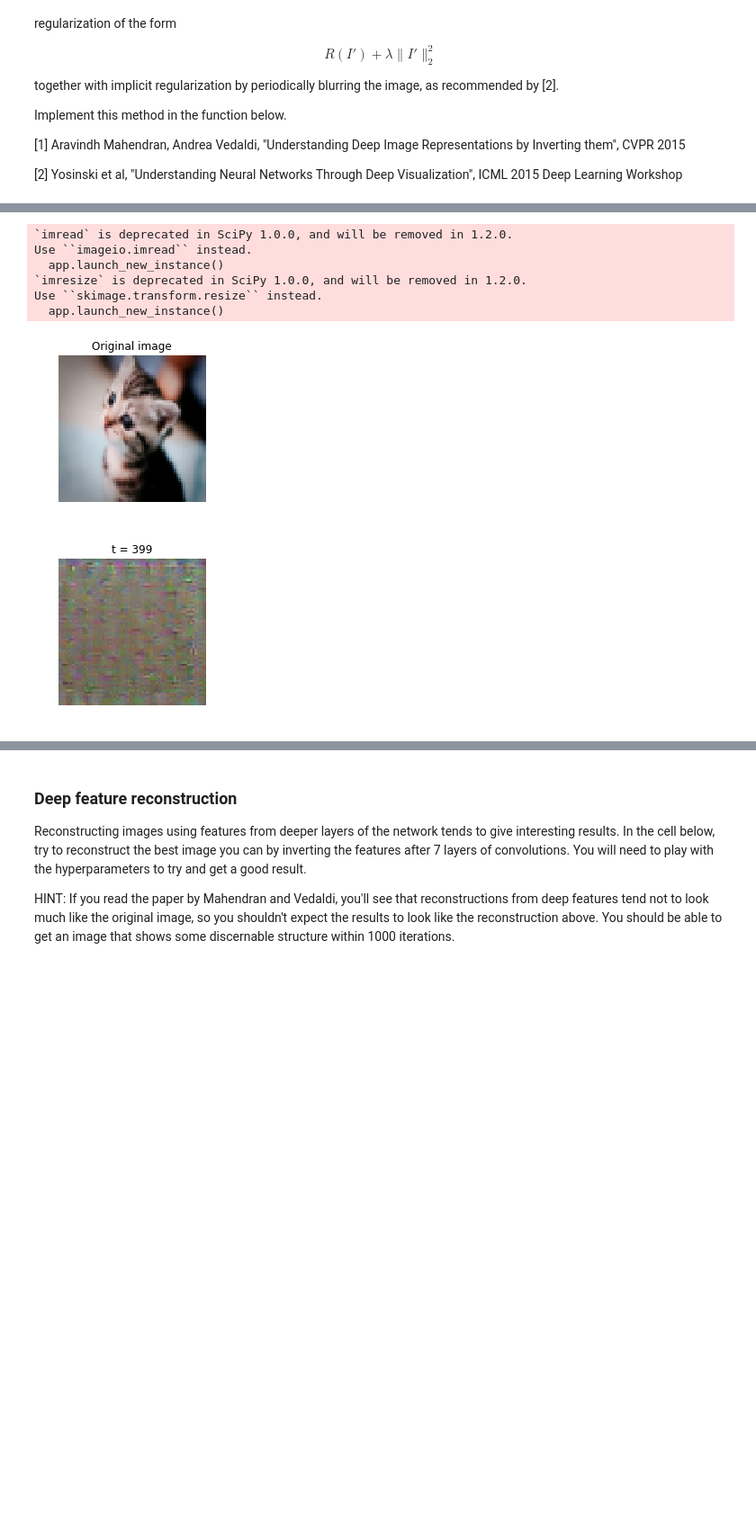
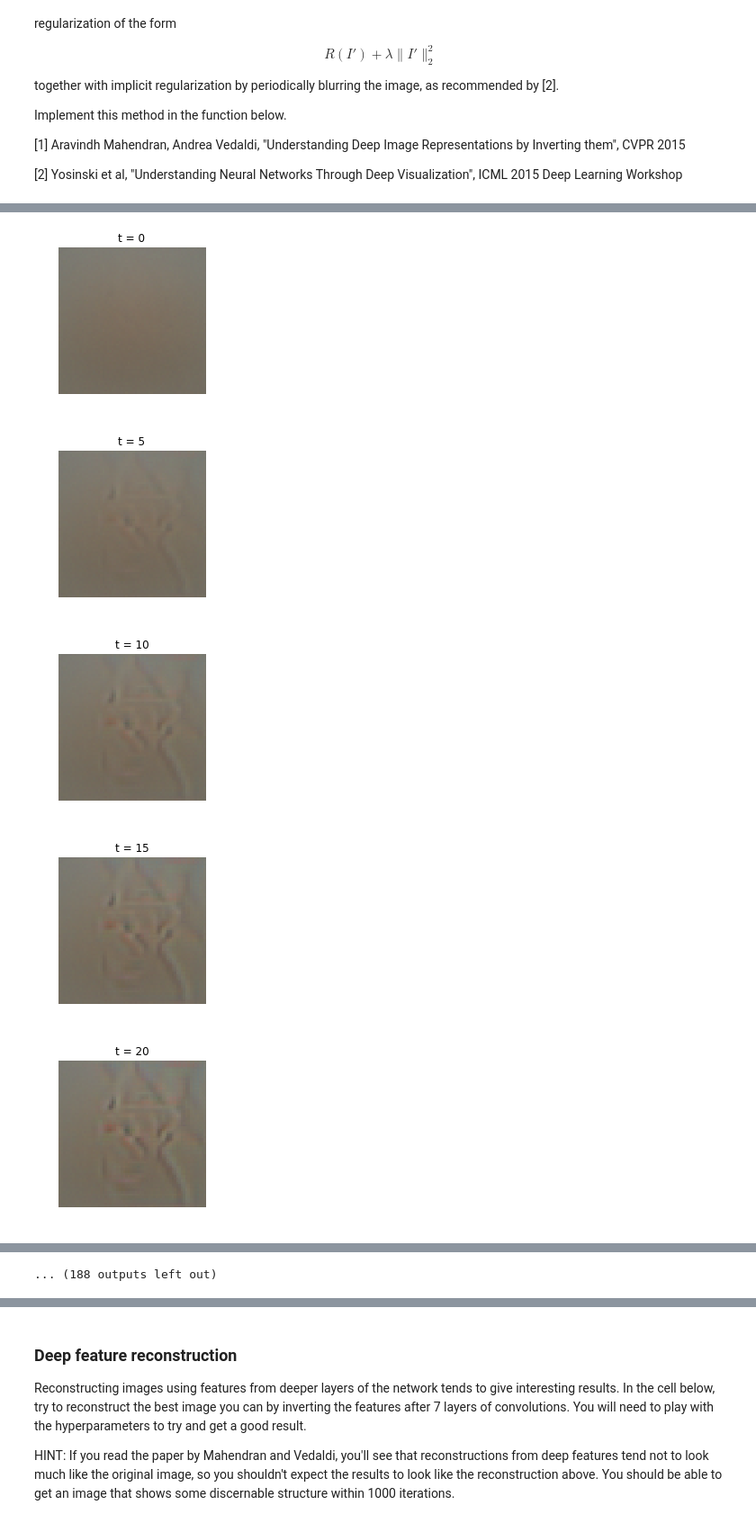
Before and after one commit to sshleifer/cs231, a Jupyter notebook: assignments/assignment3/ImageGeneration.ipynb, the cells around one changed output, grey strips where cells are left out. Shown at 90% size. Saved outputs shown, nothing was run; the diff lists cells and outputs as text; code cells hidden in the pictures; blank space fills up the shorter version.

```diff
--- a/assignments/assignment3/ImageGeneration.ipynb
+++ b/assignments/assignment3/ImageGeneration.ipynb
@@ -369,37 +388,26 @@ After implementing the feature inversion above, run the following cell to try an
 # %%
-filename = 'kitten.jpg'
-layer = 3 # layers start from 0 so these are features after 4 convolutions
-img = imresize(imread(filename), (64, 64))
 
-plt.imshow(img)
-plt.gcf().set_size_inches(3, 3)
-plt.title('Original image')
-plt.axis('off')
-plt.show()
-
-# Preprocess the image before passing it to the network:
-# subtract the mean, add a dimension, etc
-img_pre = preprocess_image(img, data['mean_image'])
+# layers start from 0 so these are features after 2 convolutions
 
 # Extract features from the image
+layer = 1
 feats, _ = model.forward(img_pre, end=layer)
 
 # Invert the features
 kwargs = {
-  'num_iterations': 400,
+  'num_iterations': 1000,
   #'learning_rate': 5000,
-  'l2_reg': 1e-8,
-  'show_every': 100,
-  'blur_every': 10,
+  'l2_reg': -1e6,
+  'show_every': 5,
+  'blur_every': 100,
 
 }
-X, inv_logs = invert_features(feats, layer, model, learning_rate=5e3, **kwargs)
+
+X, logs1, shown = invert_features_annealed(data, feats, layer, model,
+                              learning_rate=5e2, **kwargs)
 # %% [output]
-`imread` is deprecated in SciPy 1.0.0, and will be removed in 1.2.0.
-Use ``imageio.imread`` instead.
-  app.launch_new_instance()
-`imresize` is deprecated in SciPy 1.0.0, and will be removed in 1.2.0.
-Use ``skimage.transform.resize`` instead.
-  app.launch_new_instance()
-[figure, old version]
+[figure, new version]
-[figure, old version]
+[figure, new version]
+[figure, added]
+[figure, added]
+[figure, added]
@@ -405,0 +421 @@ Use ``skimage.transform.resize`` instead.
+... (188 outputs left out)
```
Also changed, not shown: parts of 31 cells of this notebook, 4 other files.
